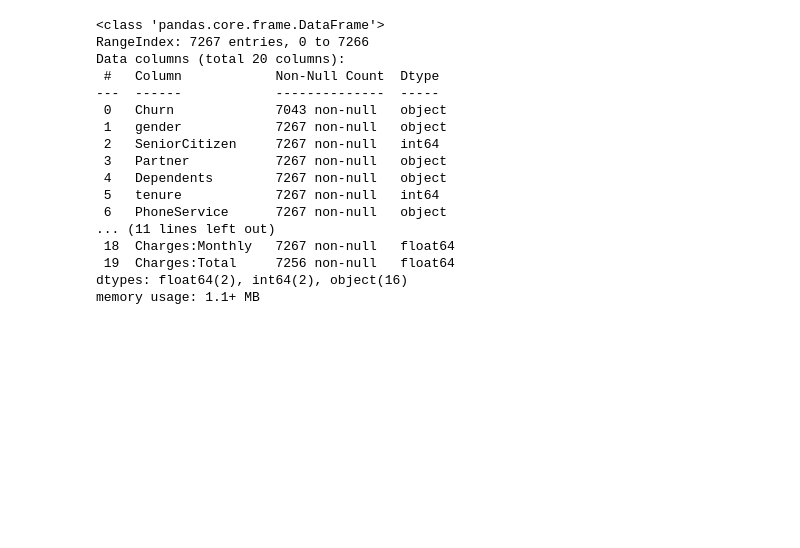
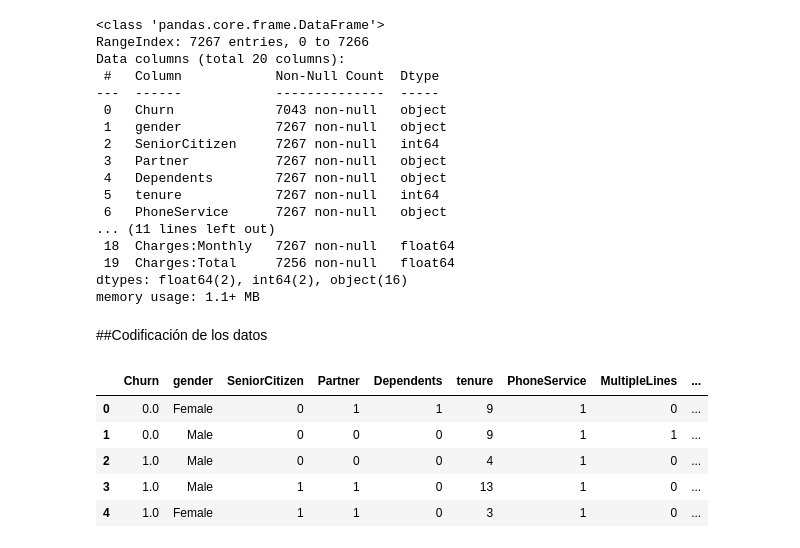
Before and after one commit to Ronaldvarela852/Challenge-ONE-Data-Science-Telecom-X-parte-2, a Jupyter notebook: Challenge_Telecom_X_parte_2.ipynb, the cells around one changed output. Saved outputs shown, nothing was run; the diff lists cells and outputs as text; code cells hidden in the pictures; blank space fills up the shorter version.

```diff
--- a/Challenge_Telecom_X_parte_2.ipynb
+++ b/Challenge_Telecom_X_parte_2.ipynb
@@ -81,0 +89,14 @@ memory usage: 1.1+ MB
+# %% [markdown]
+##Codificación de los datos
+# %%
+df['Churn'] = df['Churn'].replace({'No': 0, 'Yes': 1})
+# %%
+df['Partner'] = df['Partner'].replace({'No': int(0), 'Yes': int(1)})
+df.head()
+# %% [output]
+|  | Churn | gender | SeniorCitizen | Partner | Dependents | tenure | PhoneService | MultipleLines | ... |
+| 0 | 0.0 | Female | 0 | 1 | 1 | 9 | 1 | 0 | ... |
+| 1 | 0.0 | Male | 0 | 0 | 0 | 9 | 1 | 1 | ... |
+| 2 | 1.0 | Male | 0 | 0 | 0 | 4 | 1 | 0 | ... |
+| 3 | 1.0 | Male | 1 | 1 | 0 | 13 | 1 | 0 | ... |
+| 4 | 1.0 | Female | 1 | 1 | 0 | 3 | 1 | 0 | ... |
```
Also changed, not shown: parts of 37 cells of this notebook.
